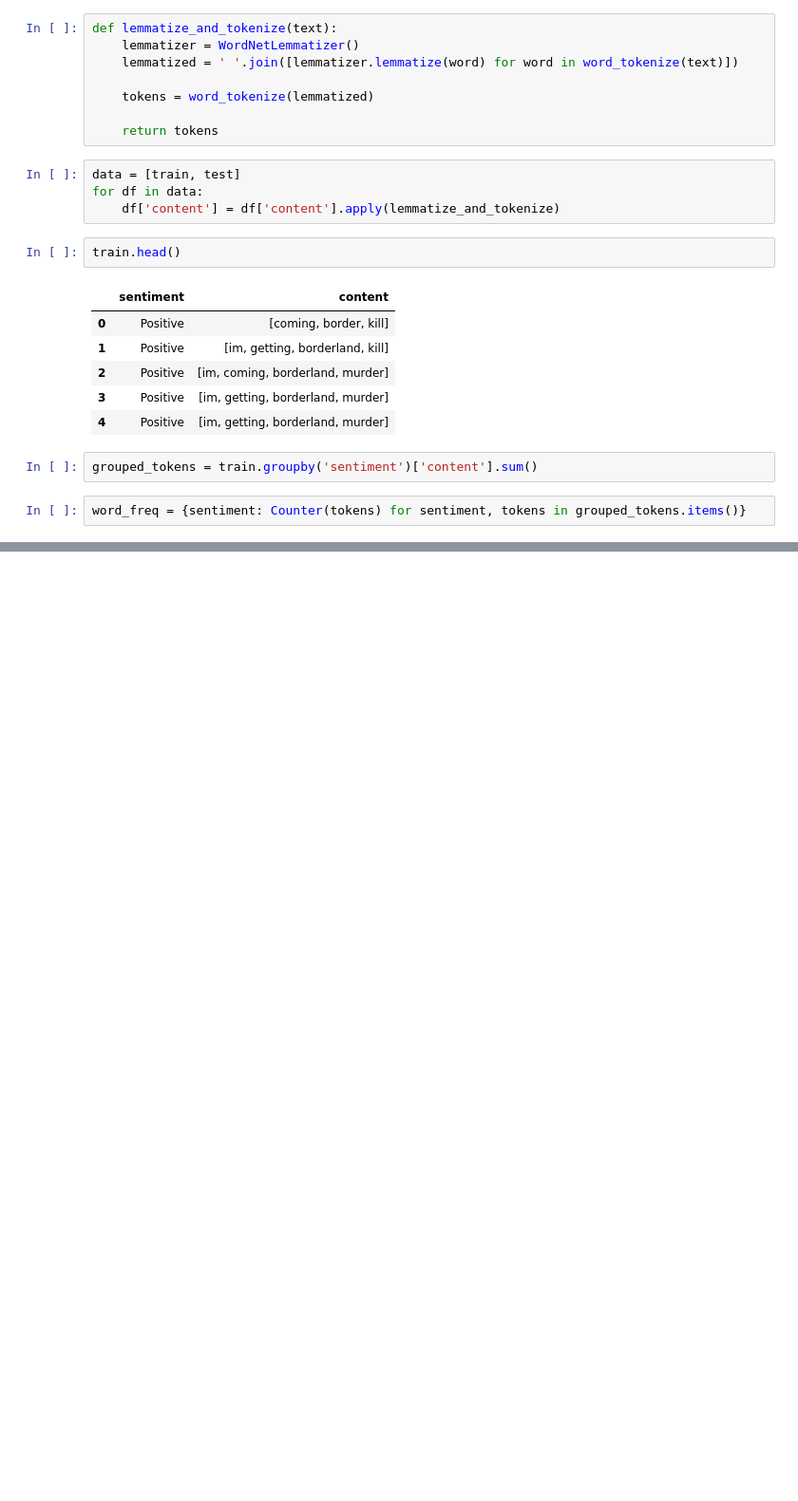
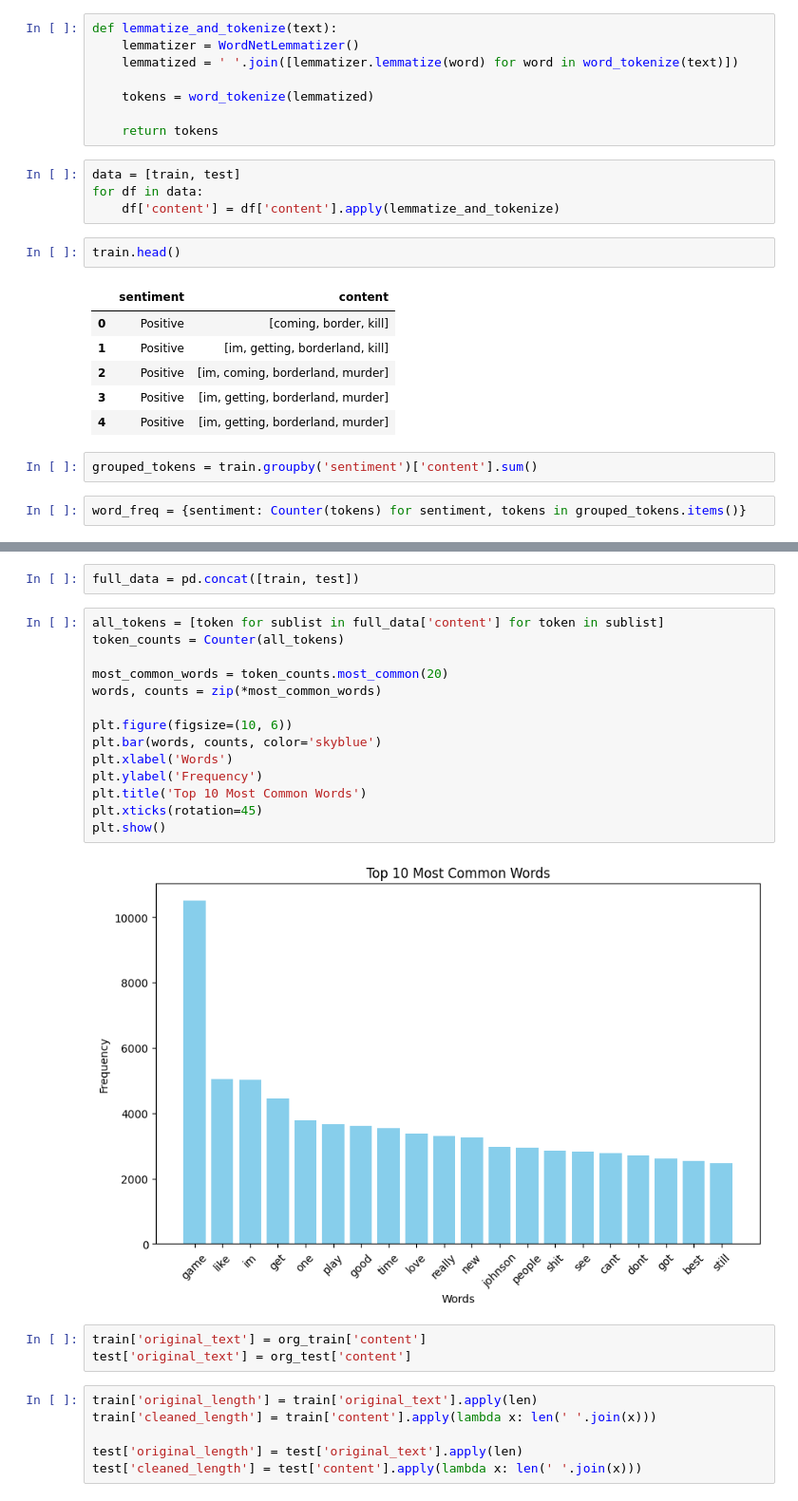
Before and after one commit to AaryanAnand10/Sentiment-Analysis-Using-Twitter-DataSet, a Jupyter notebook: Sentimental_Analysis.ipynb, the cells around one changed output, grey strips where cells are left out. Shown at 95% size. Drawn from its saved outputs; the diff is of its cells as text; blank space fills up the shorter version.

```diff
--- a/Sentimental_Analysis.ipynb
+++ b/Sentimental_Analysis.ipynb
@@ -176,0 +174,27 @@ plt.show()
+# %%
+full_data = pd.concat([train, test])
+# %%
+all_tokens = [token for sublist in full_data['content'] for token in sublist]
+token_counts = Counter(all_tokens)
+
+most_common_words = token_counts.most_common(20)
+words, counts = zip(*most_common_words)
+
+plt.figure(figsize=(10, 6))
+plt.bar(words, counts, color='skyblue')
+plt.xlabel('Words')
+plt.ylabel('Frequency')
+plt.title('Top 10 Most Common Words')
+plt.xticks(rotation=45)
+plt.show()
+# %% [output]
+[figure, added]
+# %%
+train['original_text'] = org_train['content']
+test['original_text'] = org_test['content']
+# %%
+train['original_length'] = train['original_text'].apply(len)
+train['cleaned_length'] = train['content'].apply(lambda x: len(' '.join(x)))
+
+test['original_length'] = test['original_text'].apply(len)
+test['cleaned_length'] = test['content'].apply(lambda x: len(' '.join(x)))
```
Also changed, not shown: parts of 7 cells of this notebook.
